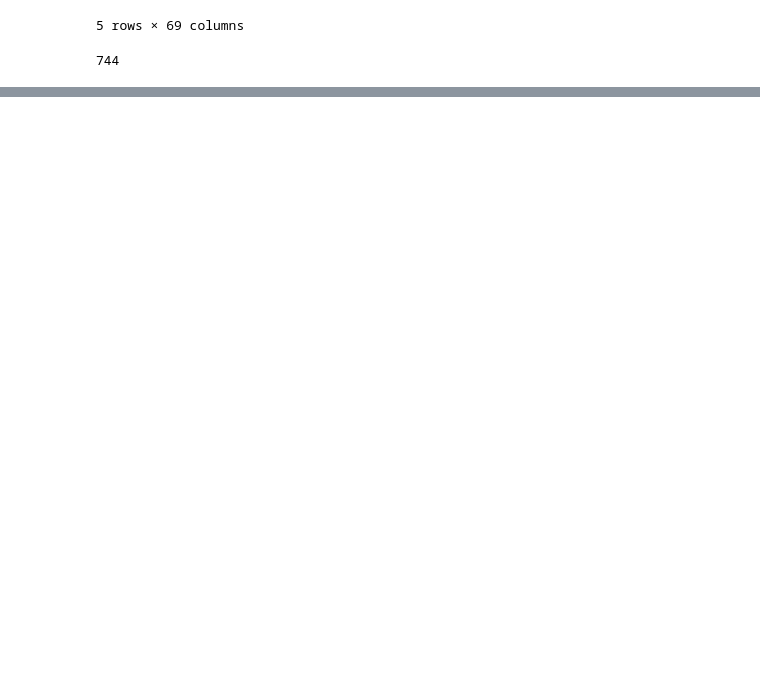
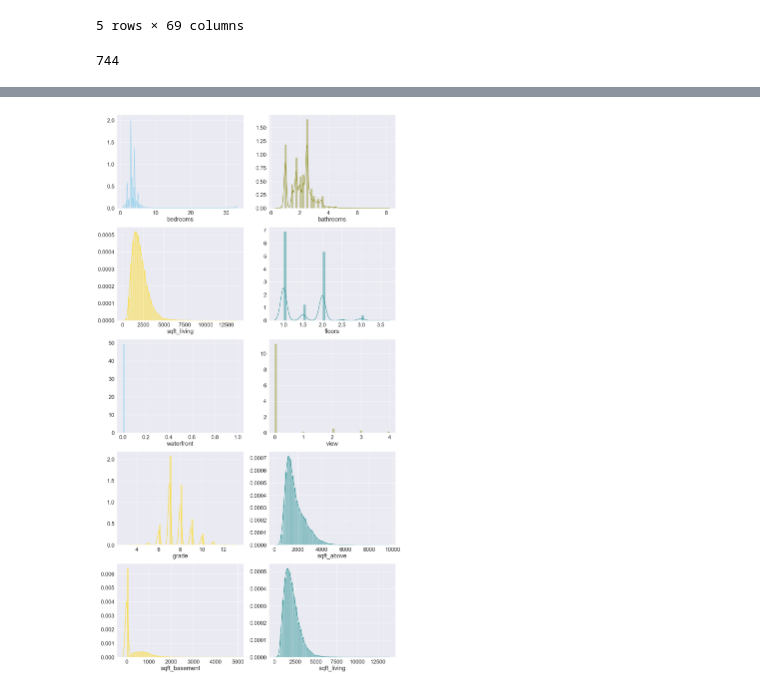
Before and after one commit to Stenke/King-County-Housing-Regression-Analysis, a Jupyter notebook: House(party)_Data-Clean-EDA.ipynb, the cells around one changed output, grey strips where cells are left out. Drawn from its saved outputs; the diff is of its cells as text; code cells hidden in the pictures; blank space fills up the shorter version.

Commit message:
more plots

```diff
--- a/House(party)_Data-Clean-EDA.ipynb
+++ b/House(party)_Data-Clean-EDA.ipynb
@@ -347,0 +382,17 @@ p.sum().sum()
+# %%
+# plot
+sns.set(font_scale=2)  # crazy big
+f, axes = plt.subplots(5, 2, figsize=(20,40));
+sns.distplot( house_data["bedrooms"] , color="skyblue", ax=axes[0,0])
+sns.distplot( house_data["bathrooms"] , color="olive", ax=axes[0, 1])
+sns.distplot( house_data["sqft_living"] , color="gold", ax=axes[1, 0])
+sns.distplot( house_data["floors"] , color="teal", ax=axes[1, 1])
+sns.distplot( house_data["waterfront"] , color="skyblue", ax=axes[2, 0])
+sns.distplot( house_data["view"] , color="olive", ax=axes[2, 1])
+sns.distplot( house_data["grade"] , color="gold", ax=axes[3, 0])
+sns.distplot( house_data["sqft_above"] , color="teal", ax=axes[3, 1])
+sns.distplot( house_data["sqft_basement"] , color="gold", ax=axes[4, 0])
+sns.distplot( house_data["sqft_living"] , color="teal", ax=axes[4, 1])
+plt.show()
+# %% [output]
+[figure, added]
```
Also changed, not shown: parts of 7 cells of this notebook.
